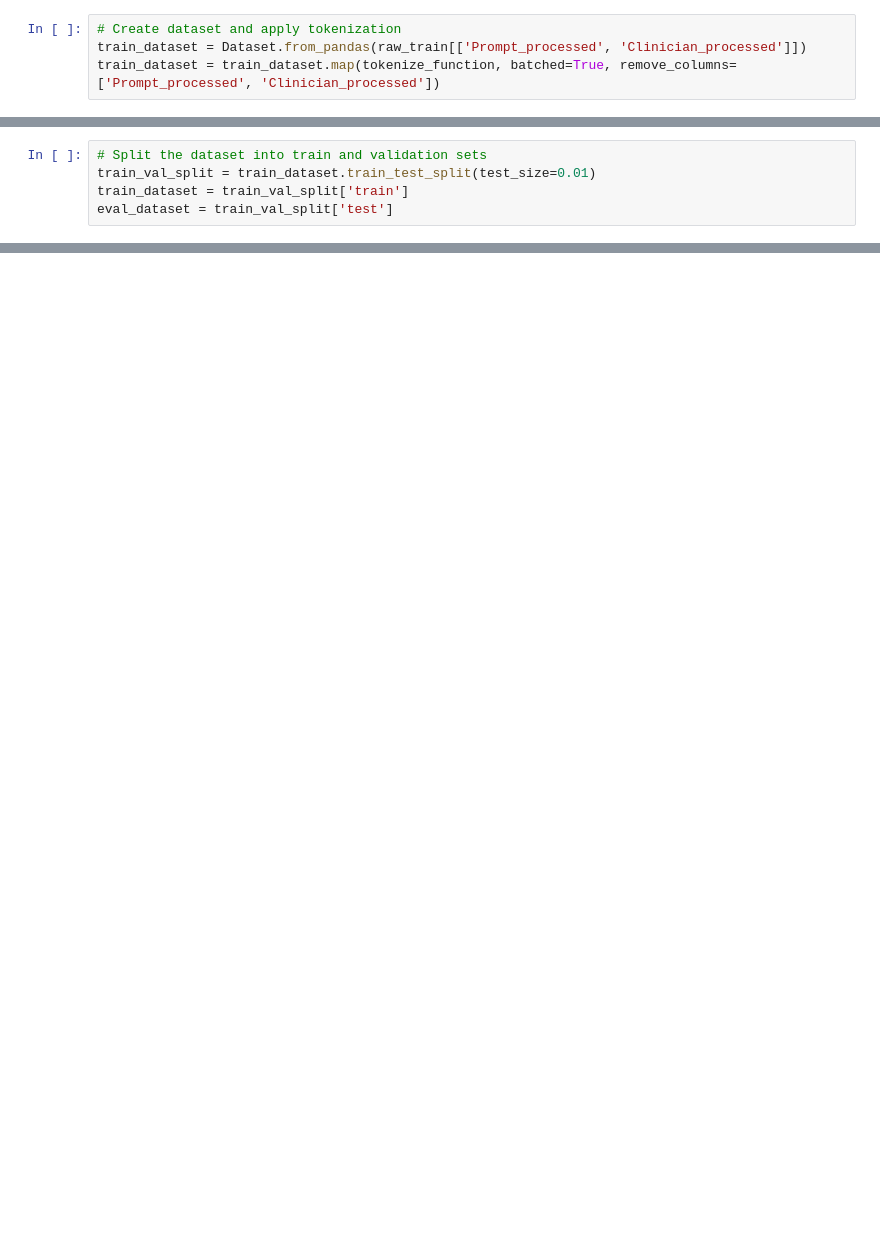
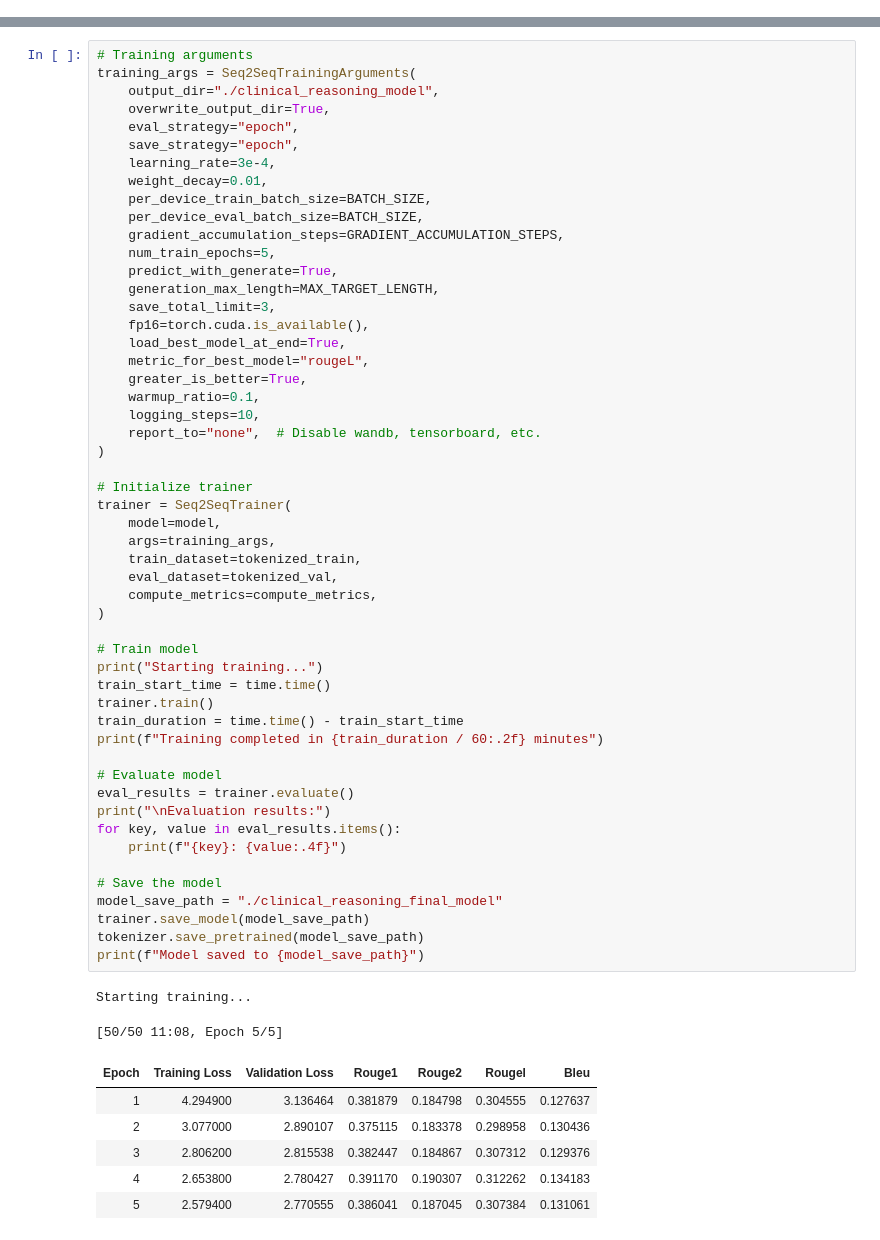
Before and after one commit to jonesLevin/Data-Science-Competitions, a Jupyter notebook: Clinical_Reasoning.ipynb, the cells around one changed output, grey strips where cells are left out. Drawn from its saved outputs; the diff is of its cells as text; blank space fills up the shorter version.

```diff
--- a/Clinical_Reasoning.ipynb
+++ b/Clinical_Reasoning.ipynb
@@ -171,4 +2,0 @@ def tokenize_function(examples):
-# %%
-# Create dataset and apply tokenization
-train_dataset = Dataset.from_pandas(raw_train[['Prompt_processed', 'Clinician_processed']])
-train_dataset = train_dataset.map(tokenize_function, batched=True, remove_columns=['Prompt_processed', 'Clinician_processed'])
@@ -182,5 +2,0 @@ Dataset({
-# %%
-# Split the dataset into train and validation sets
-train_val_split = train_dataset.train_test_split(test_size=0.01)
-train_dataset = train_val_split['train']
-eval_dataset = train_val_split['test']
@@ -292,0 +539,61 @@ Training complete and predictions saved!
+# %%
+# Training arguments
+training_args = Seq2SeqTrainingArguments(
+    output_dir="./clinical_reasoning_model",
+    overwrite_output_dir=True,
+    eval_strategy="epoch",
+    save_strategy="epoch",
+    learning_rate=3e-4,
+    weight_decay=0.01,
+    per_device_train_batch_size=BATCH_SIZE,
+    per_device_eval_batch_size=BATCH_SIZE,
+    gradient_accumulation_steps=GRADIENT_ACCUMULATION_STEPS,
+    num_train_epochs=5,
+    predict_with_generate=True,
+    generation_max_length=MAX_TARGET_LENGTH,
+    save_total_limit=3,
+    fp16=torch.cuda.is_available(),
+    load_best_model_at_end=True,
+    metric_for_best_model="rougeL",
+    greater_is_better=True,
+    warmup_ratio=0.1,
+    logging_steps=10,
+    report_to="none",  # Disable wandb, tensorboard, etc.
+)
+
+# Initialize trainer
+trainer = Seq2SeqTrainer(
+    model=model,
+    args=training_args,
+    train_dataset=tokenized_train,
+    eval_dataset=tokenized_val,
+    compute_metrics=compute_metrics,
+)
+
+# Train model
+print("Starting training...")
+train_start_time = time.time()
+trainer.train()
+train_duration = time.time() - train_start_time
+print(f"Training completed in {train_duration / 60:.2f} minutes")
+
+# Evaluate model
+eval_results = trainer.evaluate()
+print("\nEvaluation results:")
+for key, value in eval_results.items():
+    print(f"{key}: {value:.4f}")
+
+# Save the model
+model_save_path = "./clinical_reasoning_final_model"
+trainer.save_model(model_save_path)
+tokenizer.save_pretrained(model_save_path)
+print(f"Model saved to {model_save_path}")
+# %% [output]
+Starting training...
+[50/50 11:08, Epoch 5/5]
+| Epoch | Training Loss | Validation Loss | Rouge1 | Rouge2 | Rougel | Bleu |
+| 1 | 4.294900 | 3.136464 | 0.381879 | 0.184798 | 0.304555 | 0.127637 |
+| 2 | 3.077000 | 2.890107 | 0.375115 | 0.183378 | 0.298958 | 0.130436 |
+| 3 | 2.806200 | 2.815538 | 0.382447 | 0.184867 | 0.307312 | 0.129376 |
+| 4 | 2.653800 | 2.780427 | 0.391170 | 0.190307 | 0.312262 | 0.134183 |
+| 5 | 2.579400 | 2.770555 | 0.386041 | 0.187045 | 0.307384 | 0.131061 |
```
Also changed, not shown: parts of 48 cells of this notebook.
